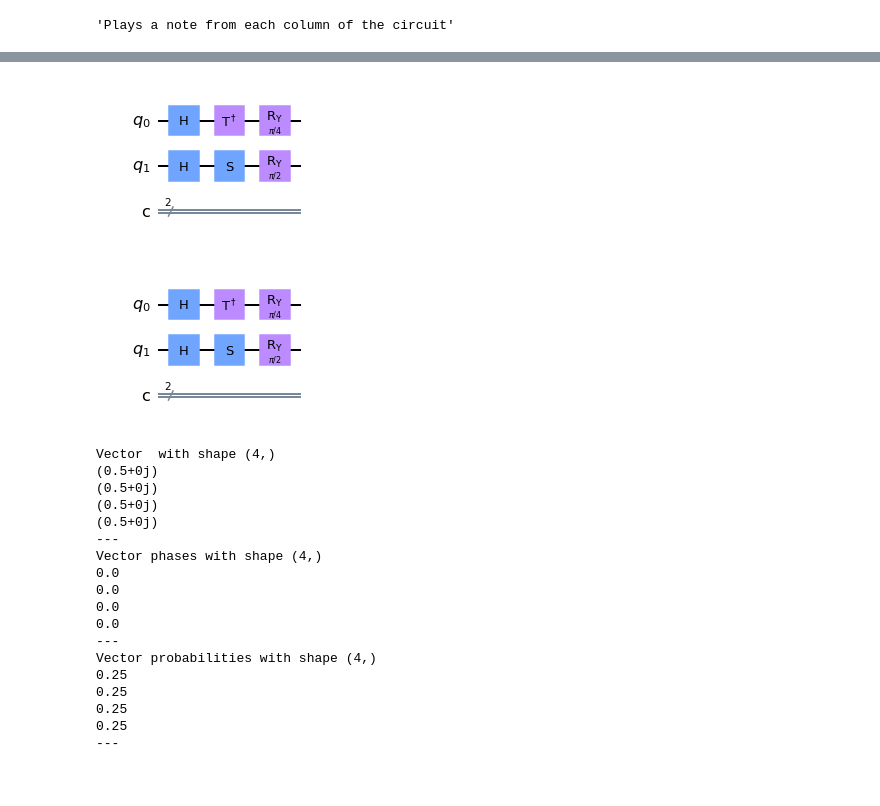
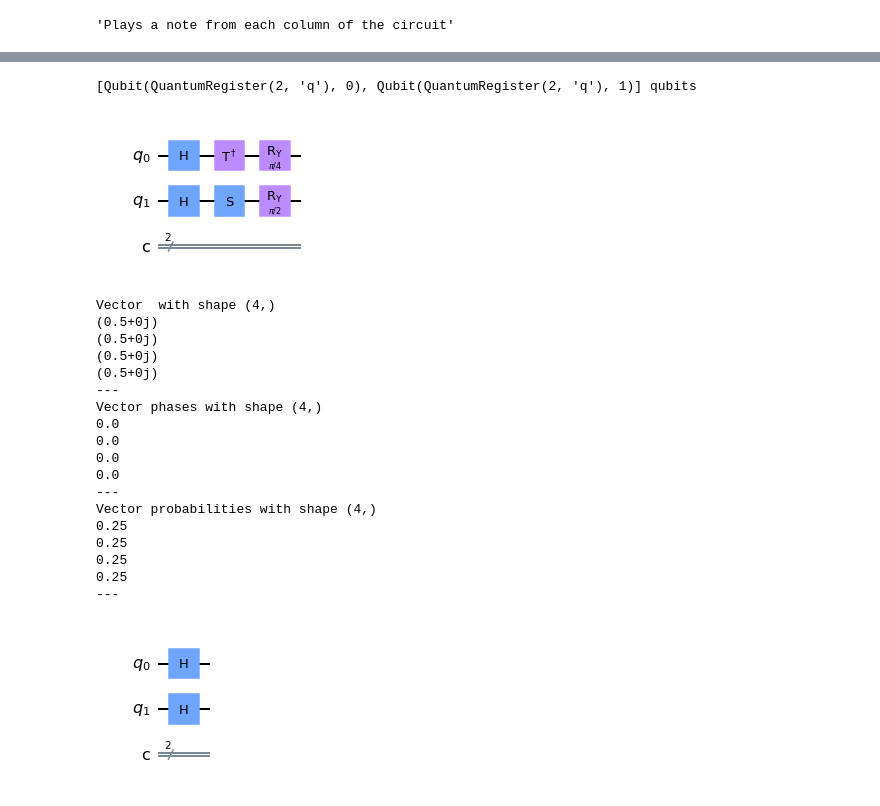
Before and after one commit to marquitos0119/quantum-music, a Jupyter notebook: Notebooks/Audio/notes-from-circuit.ipynb, the cells around one changed output, grey strips where cells are left out. Cells and saved outputs as stored; diff of their text form; code cells hidden in the pictures.

```diff
--- a/Notebooks/Audio/notes-from-circuit.ipynb
+++ b/Notebooks/Audio/notes-from-circuit.ipynb
@@ -197,35 +202,38 @@ ry(pi/2) q[1];
 
 circuit = QuantumCircuit.from_qasm_str(qasm)
 circuit.draw()
+print(f'{circuit.qubits} qubits')
 # %% [output]
+[Qubit(QuantumRegister(2, 'q'), 0), Qubit(QuantumRegister(2, 'q'), 1)] qubits
 [figure]
-[figure, removed]
 # %%
 # Get circuits by column
 sub_circuits = get_circuits_by_column(circuit)
 # %%
 # Use first column as the starting state vector
 state_vector = get_state_vector(sub_circuits[0])
 print_vector(state_vector)
 
+sub_circuits[0].draw()
 print_vector(get_phases(state_vector), comment='phases')
 print_vector(get_probabilities(state_vector), comment='probabilities')
 # %% [output]
 Vector  with shape (4,)
 (0.5+0j)
 (0.5+0j)
 (0.5+0j)
 (0.5+0j)
 ---
 Vector phases with shape (4,)
 0.0
 0.0
 0.0
 0.0
 ---
 Vector probabilities with shape (4,)
 0.25
 0.25
 0.25
 0.25
 ---
+[figure, added]
```
Also changed, not shown: parts of 6 cells of this notebook.
